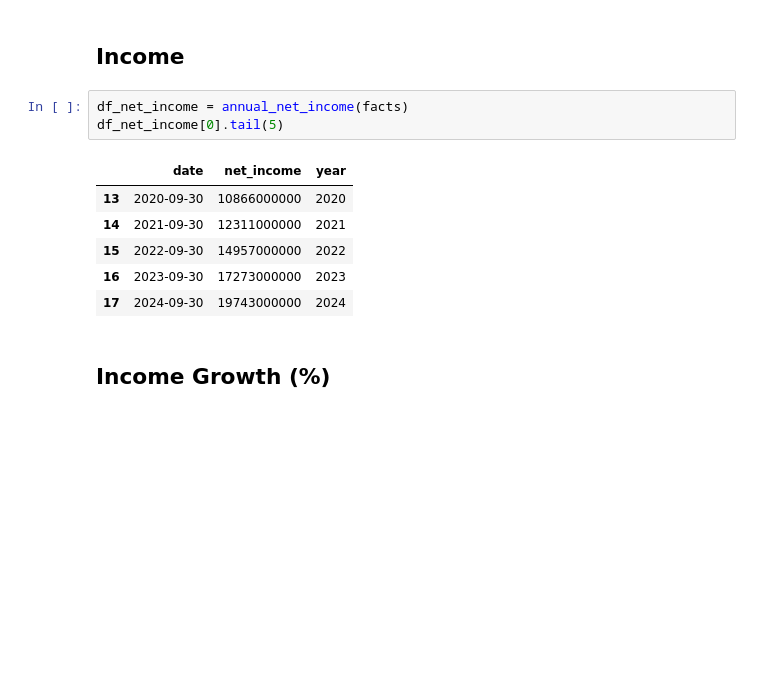
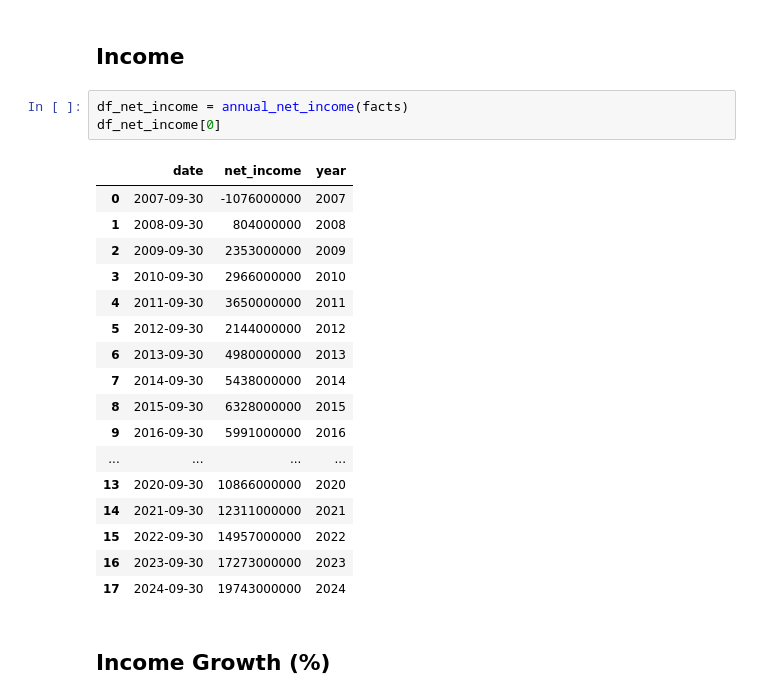
Before and after one commit to akaiuun12/stock_portfolio, a Jupyter notebook: analysis/V_2025.ipynb, the cells around one changed output. Drawn from its saved outputs; the diff is of its cells as text; blank space fills up the shorter version.

```diff
--- a/analysis/V_2025.ipynb
+++ b/analysis/V_2025.ipynb
@@ -46,9 +46,20 @@ facts = get_facts(ticker=ticker)
 ## Income
 # %%
 df_net_income = annual_net_income(facts)
-df_net_income[0].tail(5)
+df_net_income[0]
 # %% [output]
 |  | date | net_income | year |
+| 0 | 2007-09-30 | -1076000000 | 2007 |
+| 1 | 2008-09-30 | 804000000 | 2008 |
+| 2 | 2009-09-30 | 2353000000 | 2009 |
+| 3 | 2010-09-30 | 2966000000 | 2010 |
+| 4 | 2011-09-30 | 3650000000 | 2011 |
+| 5 | 2012-09-30 | 2144000000 | 2012 |
+| 6 | 2013-09-30 | 4980000000 | 2013 |
+| 7 | 2014-09-30 | 5438000000 | 2014 |
+| 8 | 2015-09-30 | 6328000000 | 2015 |
+| 9 | 2016-09-30 | 5991000000 | 2016 |
+| ... | ... | ... | ... |
 | 13 | 2020-09-30 | 10866000000 | 2020 |
 | 14 | 2021-09-30 | 12311000000 | 2021 |
 | 15 | 2022-09-30 | 14957000000 | 2022 |
```
Also changed, not shown: parts of 4 cells of this notebook, 1 other file.
